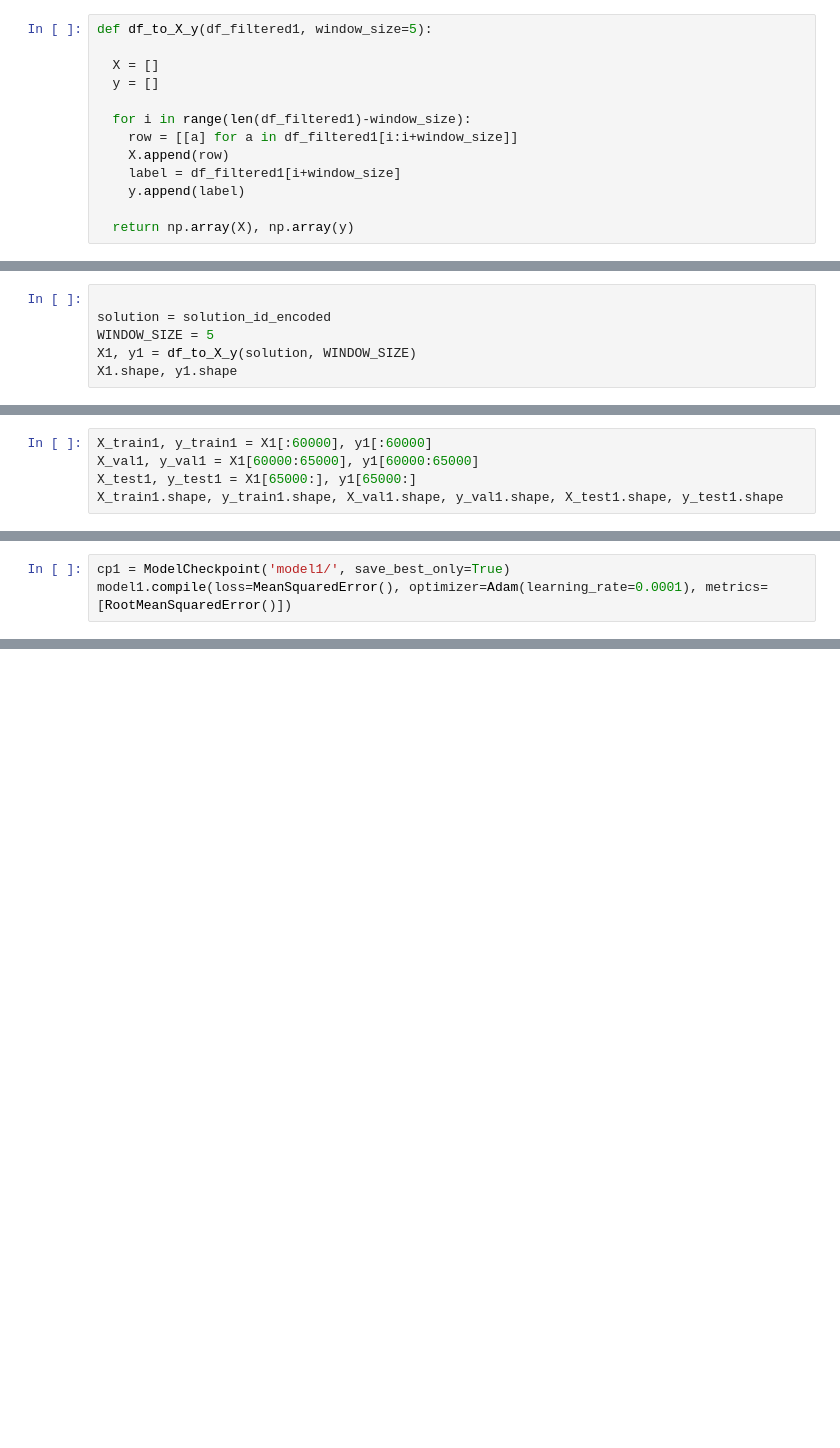
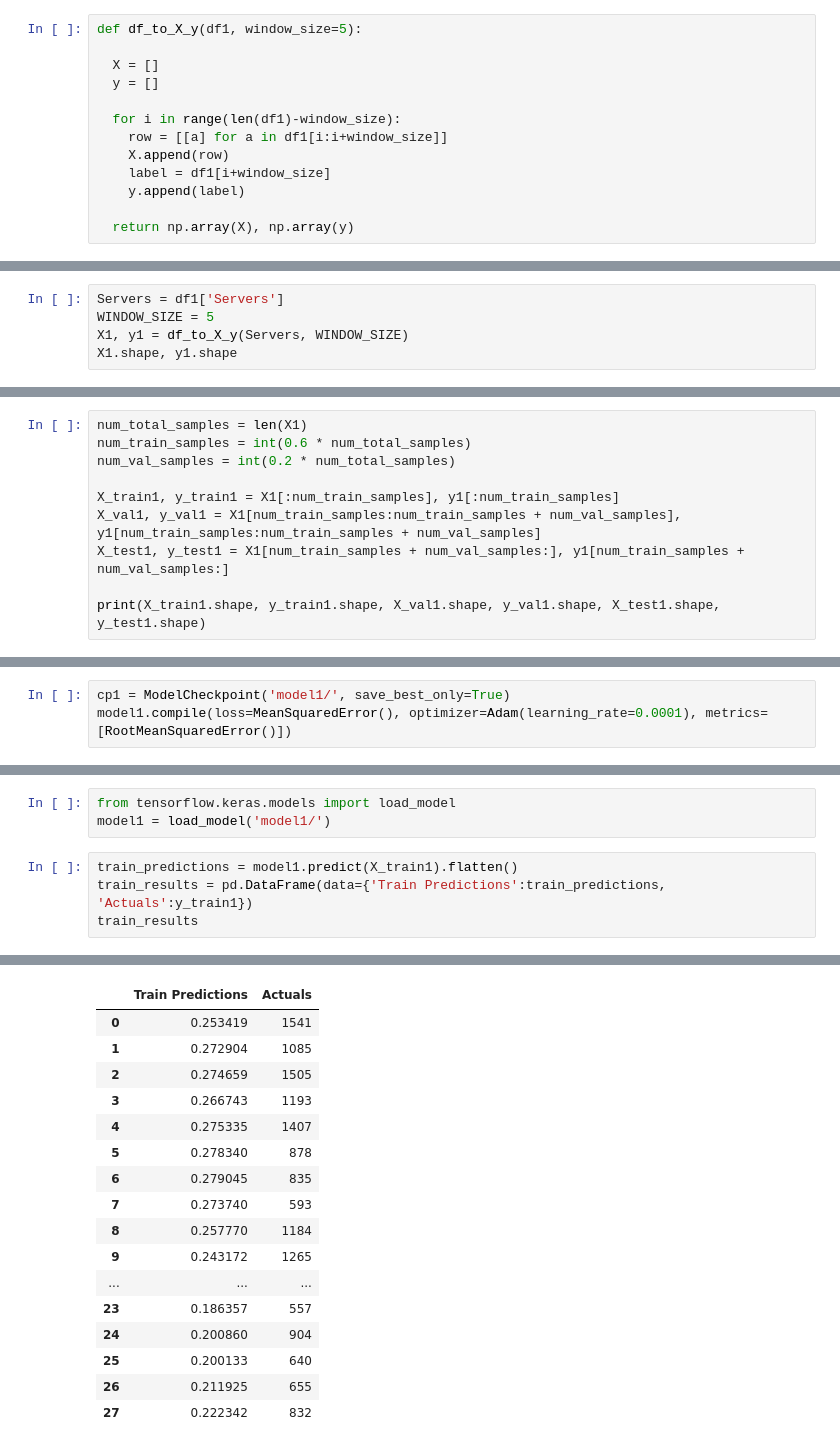
Before and after one commit to alainaparr/oracleserver, a Jupyter notebook: lstmattempt.ipynb, the cells around one changed output, grey strips where cells are left out. Saved outputs shown, nothing was run; the diff lists cells and outputs as text; blank space fills up the shorter version.

Commit message:
Add files via upload
working model only 2019

```diff
--- a/lstmattempt.ipynb
+++ b/lstmattempt.ipynb
@@ -43,13 +212,13 @@ df_filtered1
 # %%
-def df_to_X_y(df_filtered1, window_size=5):
+def df_to_X_y(df1, window_size=5):
 
   X = []
   y = []
 
-  for i in range(len(df_filtered1)-window_size):
-    row = [[a] for a in df_filtered1[i:i+window_size]]
+  for i in range(len(df1)-window_size):
+    row = [[a] for a in df1[i:i+window_size]]
     X.append(row)
-    label = df_filtered1[i+window_size]
+    label = df1[i+window_size]
     y.append(label)
 
   return np.array(X), np.array(y)
@@ -74,7 +225,6 @@ Length: 57579, dtype: int16
 # %%
-
-solution = solution_id_encoded
+Servers = df1['Servers']
 WINDOW_SIZE = 5
-X1, y1 = df_to_X_y(solution, WINDOW_SIZE)
+X1, y1 = df_to_X_y(Servers, WINDOW_SIZE)
 X1.shape, y1.shape
 # %% [output]
@@ -82,6 +232,11 @@ KeyError: ignored
 # %%
-X_train1, y_train1 = X1[:60000], y1[:60000]
-X_val1, y_val1 = X1[60000:65000], y1[60000:65000]
-X_test1, y_test1 = X1[65000:], y1[65000:]
-X_train1.shape, y_train1.shape, X_val1.shape, y_val1.shape, X_test1.shape, y_test1.shape
+num_total_samples = len(X1)
+num_train_samples = int(0.6 * num_total_samples)
+num_val_samples = int(0.2 * num_total_samples)
+
+X_train1, y_train1 = X1[:num_train_samples], y1[:num_train_samples]
+X_val1, y_val1 = X1[num_train_samples:num_train_samples + num_val_samples], y1[num_train_samples:num_train_samples + num_val_samples]
+X_test1, y_test1 = X1[num_train_samples + num_val_samples:], y1[num_train_samples + num_val_samples:]
+
+print(X_train1.shape, y_train1.shape, X_val1.shape, y_val1.shape, X_test1.shape, y_test1.shape)
 # %% [output]
@@ -153,0 +307,8 @@ ValueError: ignored
+# %%
+from tensorflow.keras.models import load_model
+model1 = load_model('model1/')
+# %%
+train_predictions = model1.predict(X_train1).flatten()
+train_results = pd.DataFrame(data={'Train Predictions':train_predictions, 'Actuals':y_train1})
+train_results
+# %% [output]
@@ -153,0 +316,17 @@ ValueError: ignored
+|  | Train Predictions | Actuals |
+| 0 | 0.253419 | 1541 |
+| 1 | 0.272904 | 1085 |
+| 2 | 0.274659 | 1505 |
+| 3 | 0.266743 | 1193 |
+| 4 | 0.275335 | 1407 |
+| 5 | 0.278340 | 878 |
+| 6 | 0.279045 | 835 |
+| 7 | 0.273740 | 593 |
+| 8 | 0.257770 | 1184 |
+| 9 | 0.243172 | 1265 |
+| ... | ... | ... |
+| 23 | 0.186357 | 557 |
+| 24 | 0.200860 | 904 |
+| 25 | 0.200133 | 640 |
+| 26 | 0.211925 | 655 |
+| 27 | 0.222342 | 832 |
```
Also changed, not shown: parts of 17 cells of this notebook.
